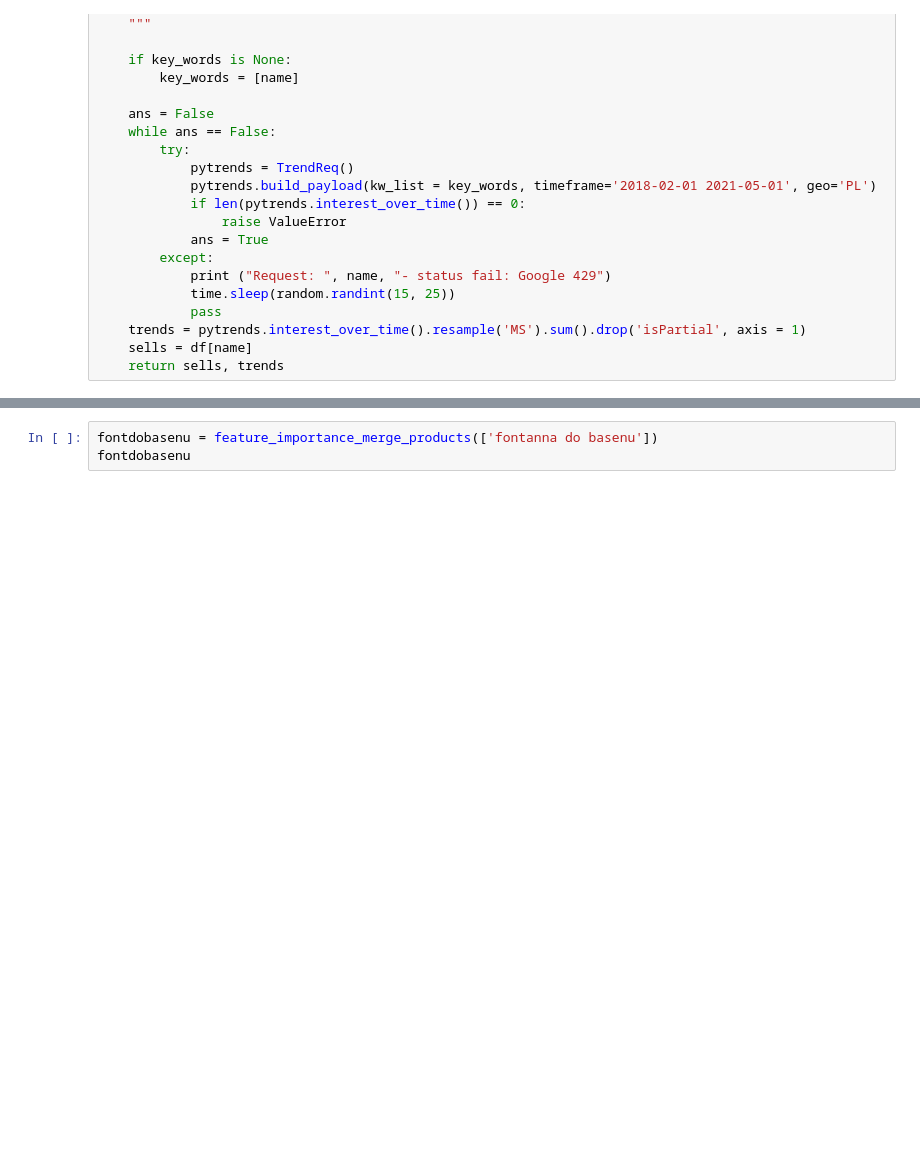
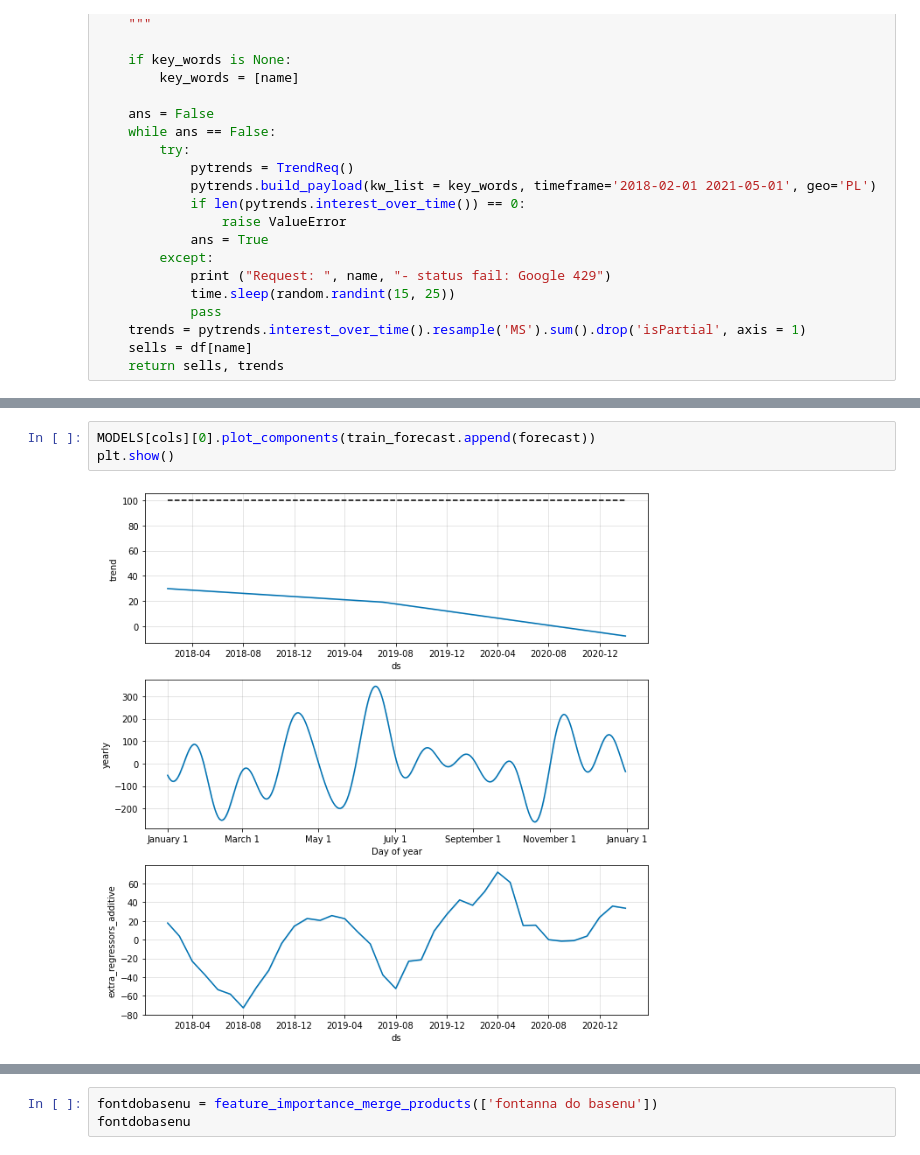
Before and after one commit to piotrkuczko/XAI-project, a Jupyter notebook: FB_Prophet_Explanation_with_regressors.ipynb, the cells around one changed output, grey strips where cells are left out. Cells and saved outputs as stored; diff of their text form; blank space fills up the shorter version.

```diff
--- a/FB_Prophet_Explanation_with_regressors.ipynb
+++ b/FB_Prophet_Explanation_with_regressors.ipynb
@@ -186,0 +219,5 @@ KeyboardInterrupt:
+# %%
+MODELS[cols][0].plot_components(train_forecast.append(forecast))
+plt.show()
+# %% [output]
+[figure, added]
```
Also changed, not shown: parts of 13 cells of this notebook.
